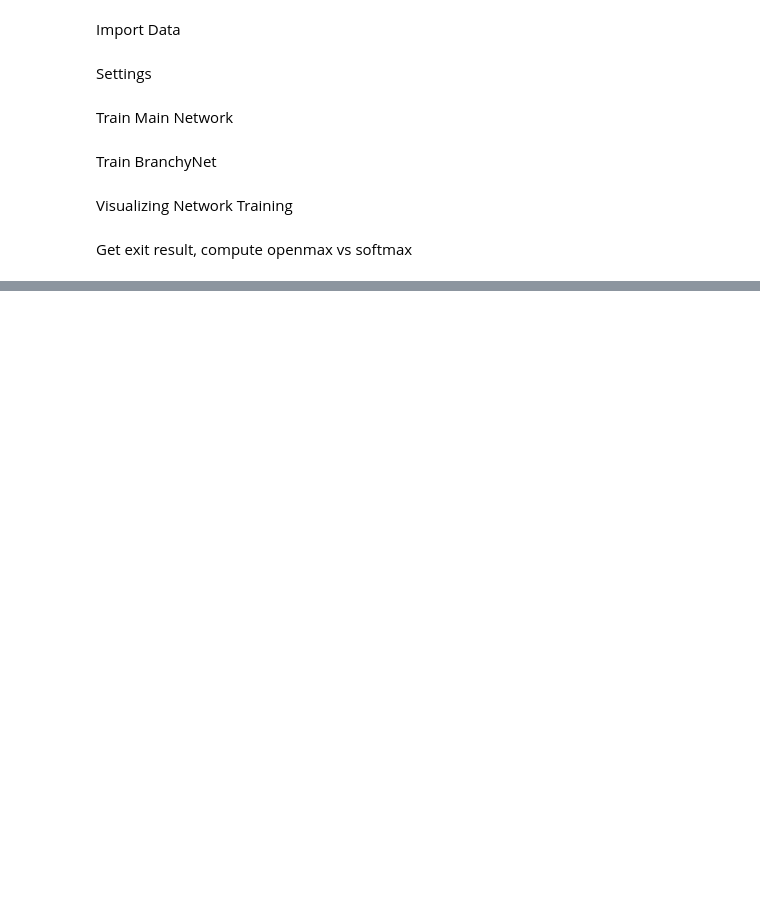
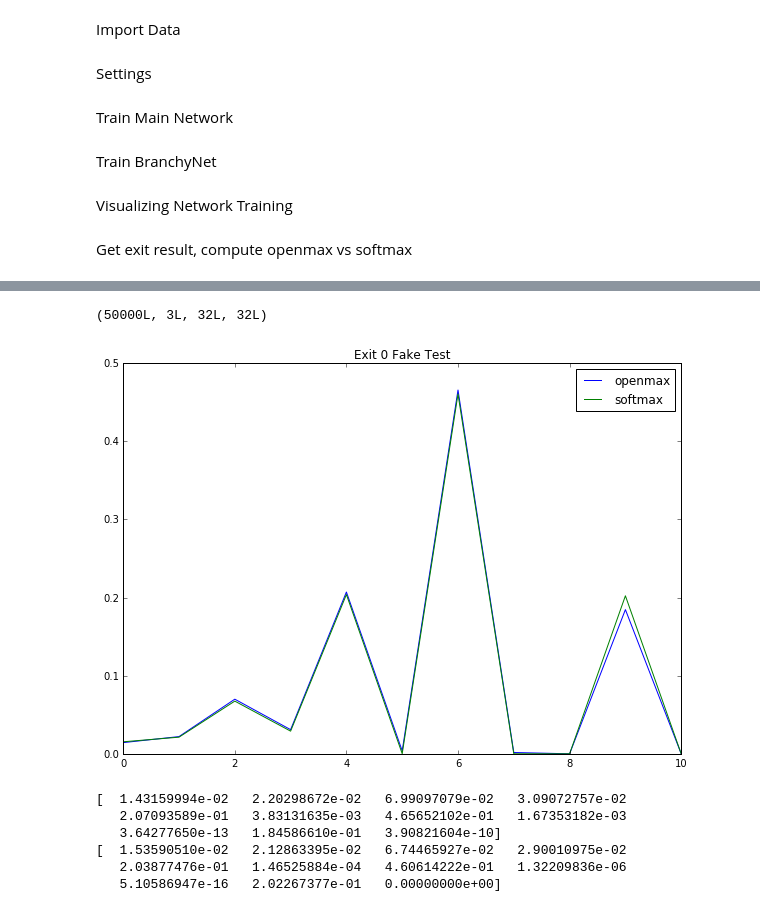
Before and after one commit to kunglab/branchynet, a Jupyter notebook: experiment_alex_cifar10_openmax.ipynb, the cells around one changed output, grey strips where cells are left out. Cells and saved outputs as stored; diff of their text form; code cells hidden in the pictures; blank space fills up the shorter version.

```diff
--- a/experiment_alex_cifar10_openmax.ipynb
+++ b/experiment_alex_cifar10_openmax.ipynb
@@ -76,0 +113,19 @@ NameError: name 'sp' is not defined
+# %%
+x_train.shape
+# %% [output]
+(50000L, 3L, 32L, 32L)
+# %%
+x_fake = (np.random.random((100, 3, 32, 32))*10) - 5
+# %%
+features_train = sp.expand_dims(model.test(x_fake.astype(np.float32)).data,1)
+openmax_vs_train, softmax_vs_train = get_openmax_scores(features_train, openmax)
+
+plot_openmax_mean(openmax_vs_train, softmax_vs_train, title='Exit {} Fake Test'.format(i))
+# %% [output]
+[figure, added]
+[  1.43159994e-02   2.20298672e-02   6.99097079e-02   3.09072757e-02
+   2.07093589e-01   3.83131635e-03   4.65652102e-01   1.67353182e-03
+   3.64277650e-13   1.84586610e-01   3.90821604e-10]
+[  1.53590510e-02   2.12863395e-02   6.74465927e-02   2.90010975e-02
+   2.03877476e-01   1.46525884e-04   4.60614222e-01   1.32209836e-06
+   5.10586947e-16   2.02267377e-01   0.00000000e+00]
```
Also changed, not shown: parts of 7 cells of this notebook, 2 other files.
